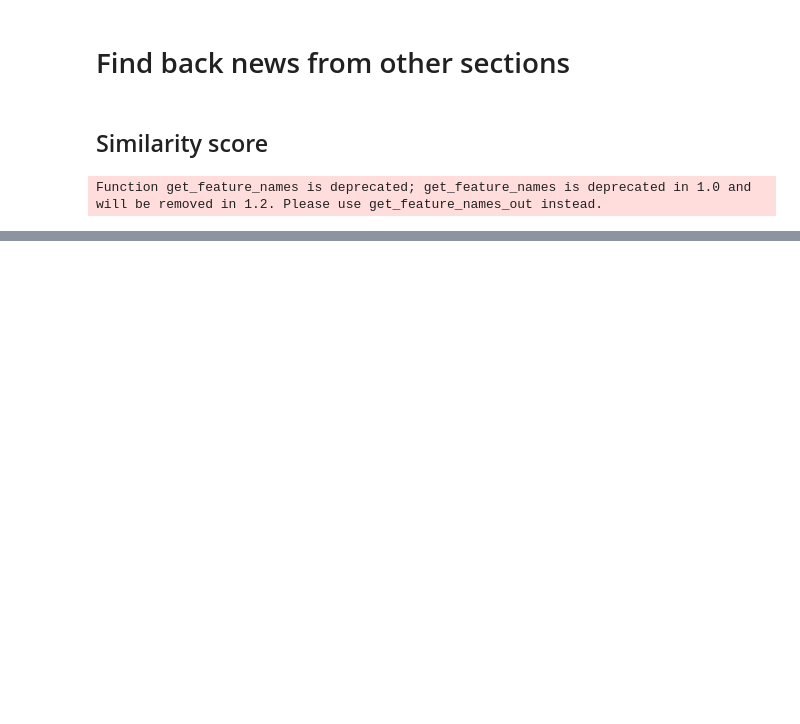
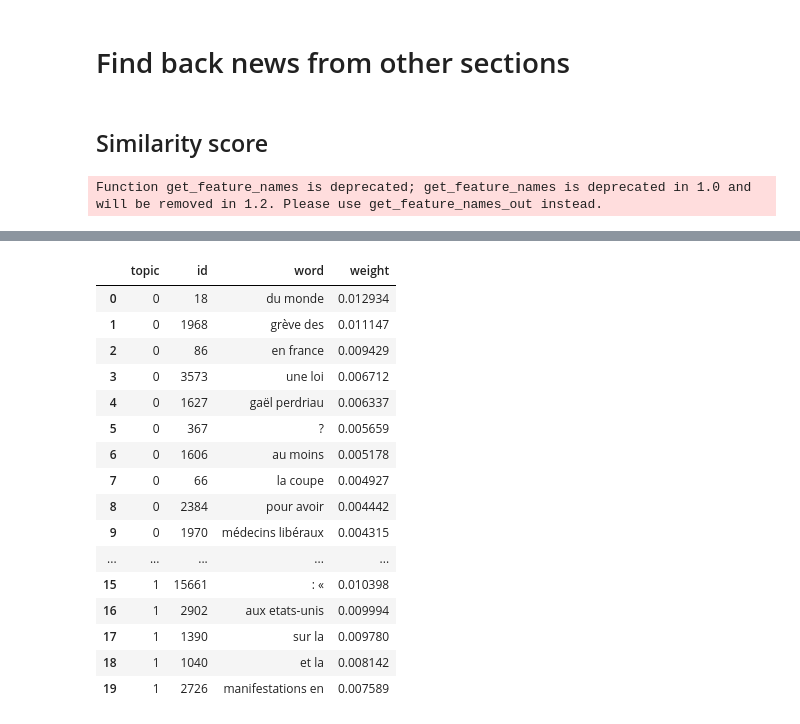
Before and after one commit to dataforgoodfr/quotaclimat, a Jupyter notebook: notebooks/eda_sitemap_crawling.ipynb, the cells around one changed output, grey strips where cells are left out. Drawn from its saved outputs; the diff is of its cells as text; code cells hidden in the pictures; blank space fills up the shorter version.

```diff
--- a/notebooks/eda_sitemap_crawling.ipynb
+++ b/notebooks/eda_sitemap_crawling.ipynb
@@ -234,0 +545,49 @@ Function get_feature_names is deprecated; get_feature_names is deprecated in 1.0
+# %%
+## pre-process corpus
+corpus = df['news_title']
+
+lst_corpus = []
+for string in corpus:
+    lst_words = string.split()
+    lst_grams = [" ".join(lst_words[i:i + 2]) for i in range(0,
+                     len(lst_words), 2)]
+    lst_corpus.append(lst_grams)
+# %%
+import gensim
+
+id2word = gensim.corpora.Dictionary(lst_corpus)
+extracts = [id2word.doc2bow(word) for word in lst_corpus]
+## train LDA
+nb_topics = 10
+lda_model = gensim.models.ldamodel.LdaModel(corpus=extracts, id2word=id2word, num_topics=nb_topics, random_state=30, alpha='auto', per_word_topics=True)
+# %%
+# to dataframe
+lst_dics = []
+for i in range(0, nb_topics):
+    lst_tuples = lda_model.get_topic_terms(i)
+    for tupla in lst_tuples:
+        lst_dics.append({"topic":i, "id":tupla[0],
+                         "word":id2word[tupla[0]],
+                         "weight":tupla[1]})
+df_all_topics = pd.DataFrame(lst_dics,
+                         columns=['topic','id','word','weight'])
+# %%
+df_all_topics.head(20)
+# %% [output]
+|  | topic | id | word | weight |
+| 0 | 0 | 18 | du monde | 0.012934 |
+| 1 | 0 | 1968 | grève des | 0.011147 |
+| 2 | 0 | 86 | en france | 0.009429 |
+| 3 | 0 | 3573 | une loi | 0.006712 |
+| 4 | 0 | 1627 | gaël perdriau | 0.006337 |
+| 5 | 0 | 367 | ? | 0.005659 |
+| 6 | 0 | 1606 | au moins | 0.005178 |
+| 7 | 0 | 66 | la coupe | 0.004927 |
+| 8 | 0 | 2384 | pour avoir | 0.004442 |
+| 9 | 0 | 1970 | médecins libéraux | 0.004315 |
+| ... | ... | ... | ... | ... |
+| 15 | 1 | 15661 | : « | 0.010398 |
+| 16 | 1 | 2902 | aux etats-unis | 0.009994 |
+| 17 | 1 | 1390 | sur la | 0.009780 |
+| 18 | 1 | 1040 | et la | 0.008142 |
+| 19 | 1 | 2726 | manifestations en | 0.007589 |
```
Also changed, not shown: parts of 38 cells of this notebook, 5 other files.
